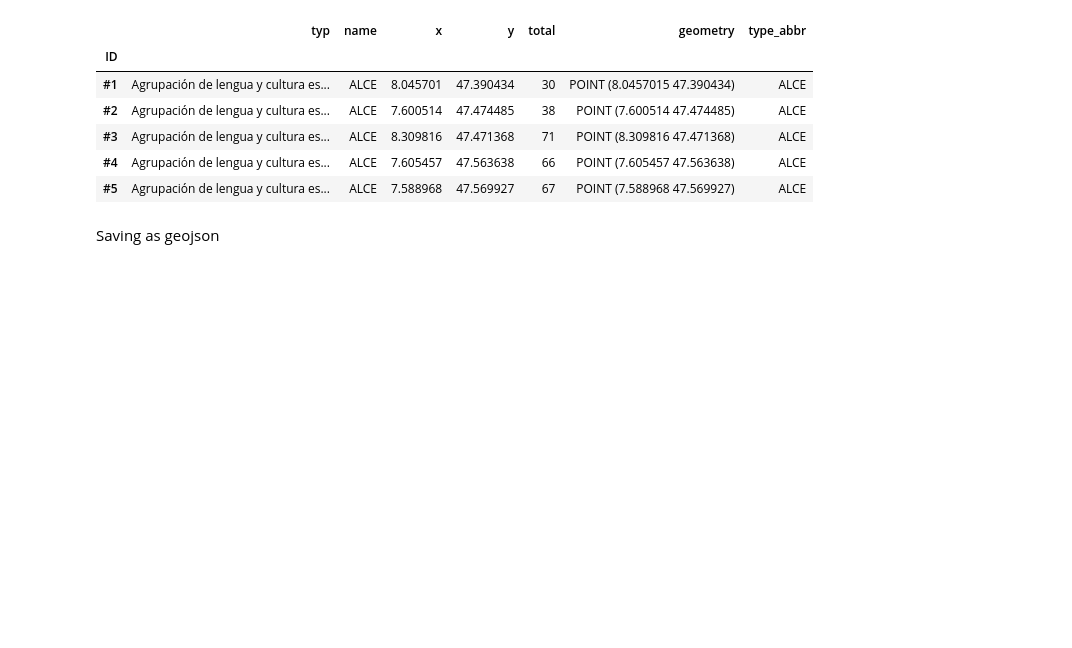
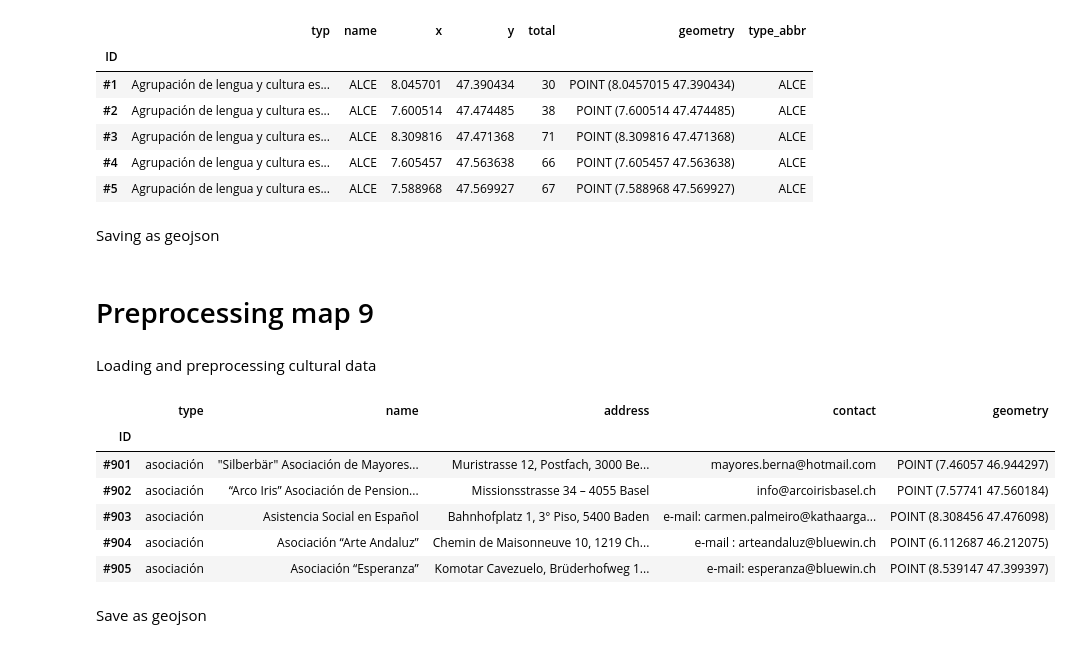
Before and after one commit to SebastianHafner/mapaespanolsuiza, a Jupyter notebook: preprocessing/data_preprocessing.ipynb, the cells around one changed output. Saved outputs shown, nothing was run; the diff lists cells and outputs as text; code cells hidden in the pictures; blank space fills up the shorter version.

```diff
--- a/preprocessing/data_preprocessing.ipynb
+++ b/preprocessing/data_preprocessing.ipynb
@@ -1139,3 +1139,40 @@ gdf_bildung.head()
 Saving as geojson
 # %%
 gdf_bildung.to_file(f'../map8/map8.geojson', driver='GeoJSON', encoding='utf-8')
+# %% [markdown]
+# Preprocessing map 9
+# %% [markdown]
+Loading and preprocessing cultural data
+# %%
+fname_culture = 'Karte6_VereineKulturzentren.xlsx'
+df_culture = pd.read_excel(f'{path_languages}{fname_culture}', sheet_name='asociaciones')
+
+
+df_culture = df_culture.rename(columns={
+    'Typ': 'type',
+    'Vereinsname': 'name',
+    'Adresse': 'address',
+    'Kontakt': 'contact'
+})
+
+df_culture['ID'] = df_culture['ID'].astype(str)
+
+# setting primary key
+df_culture = df_culture.set_index('ID')
+
+df_culture['geometry'] = df_culture.apply(lambda x: Point(x['y'],x['x']), axis=1)
+gdf_culture = gpd.GeoDataFrame(df_culture, geometry='geometry')
+
+gdf_culture = gdf_culture.drop(columns=['x', 'y'])
+
+gdf_culture.head()
+# %% [output]
+|  | type | name | address | contact | geometry |
+| ID |  |  |  |  |  |
+| #901 | asociación | "Silberbär" Asociación de Mayores... | Muristrasse 12, Postfach, 3000 Be... | mayores.berna@hotmail.com | POINT (7.46057 46.944297) |
+| #902 | asociación | “Arco Iris” Asociación de Pension... | Missionsstrasse 34 – 4055 Basel | info@arcoirisbasel.ch | POINT (7.57741 47.560184) |
+| #903 | asociación | Asistencia Social en Español | Bahnhofplatz 1, 3° Piso, 5400 Baden | e-mail: carmen.palmeiro@kathaarga... | POINT (8.308456 47.476098) |
+| #904 | asociación | Asociación “Arte Andaluz” | Chemin de Maisonneuve 10, 1219 Ch... | e-mail : arteandaluz@bluewin.ch | POINT (6.112687 46.212075) |
+| #905 | asociación | Asociación “Esperanza” | Komotar Cavezuelo, Brüderhofweg 1... | e-mail: esperanza@bluewin.ch | POINT (8.539147 47.399397) |
+# %% [markdown]
+Save as geojson
```
Also changed, not shown: parts of 1 cell of this notebook, 4 other files.
